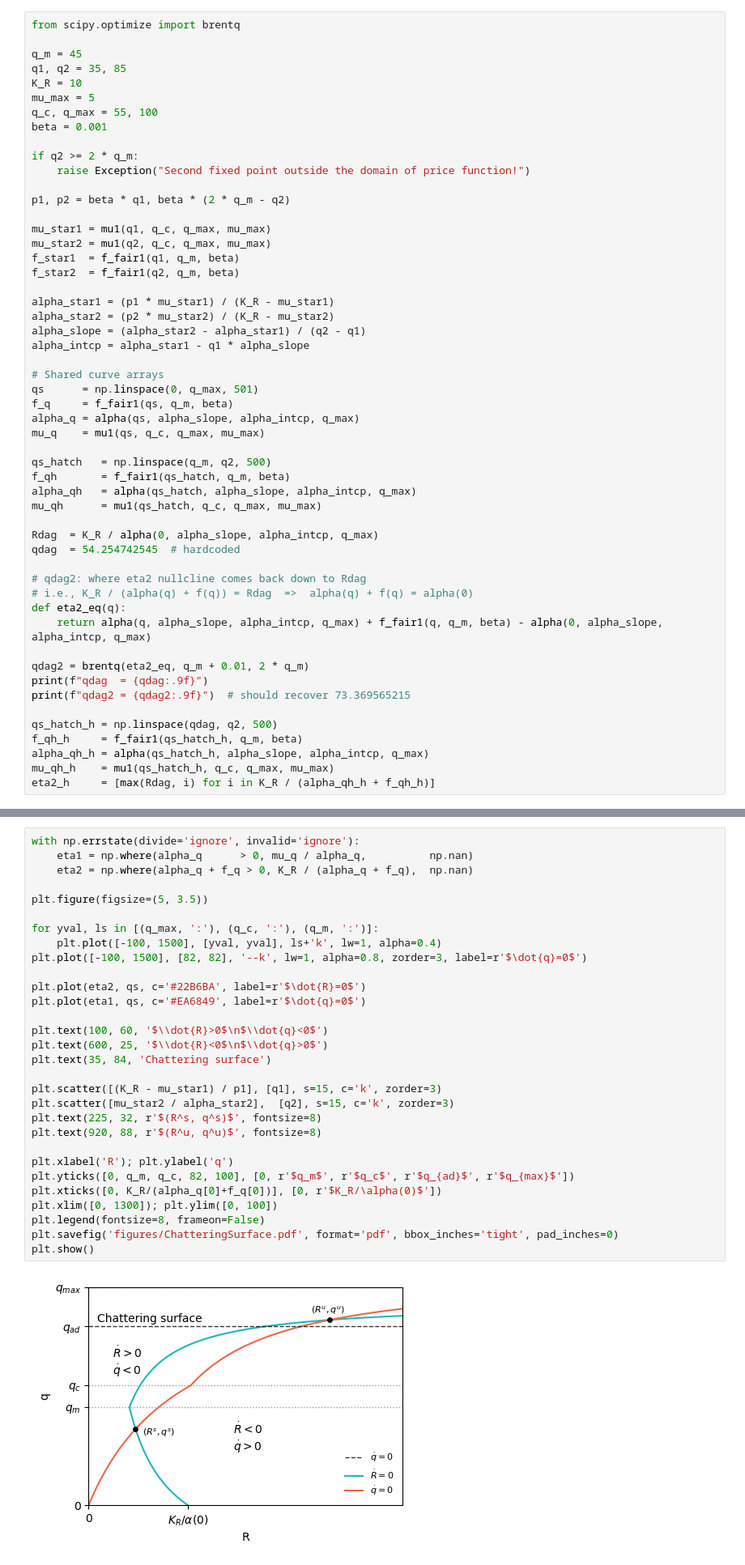
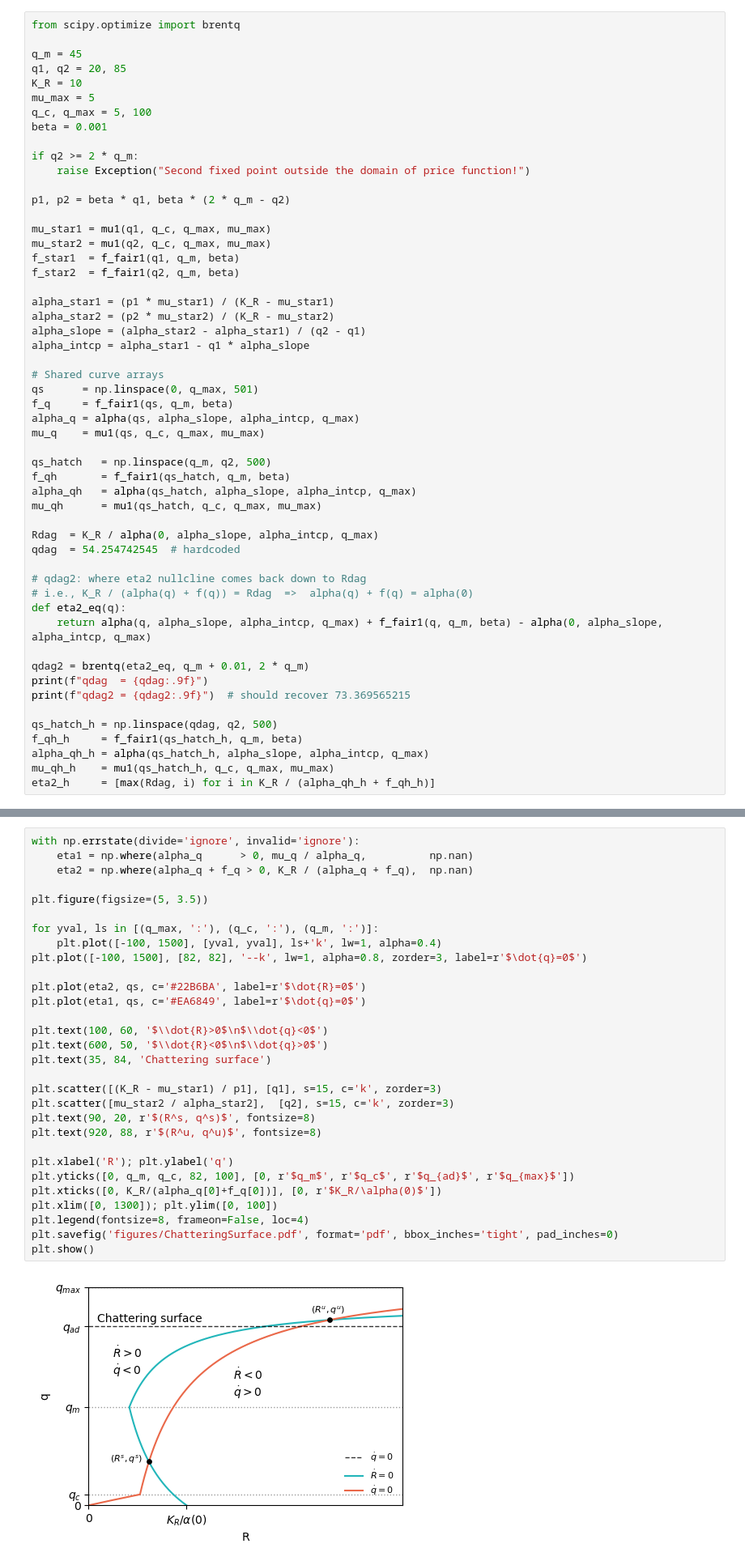
Before and after one commit to h0mayoun/access-pricing, a Jupyter notebook: 2DModel.ipynb, the cells around one changed output, grey strips where cells are left out. Shown at 81% size. Drawn from its saved outputs; the diff is of its cells as text.

```diff
--- a/2DModel.ipynb
+++ b/2DModel.ipynb
@@ -42,10 +42,10 @@ def dX_dt(X, t, q_c, q_max, mu_max, q_m, beta, a_slope, a_intcp):
 from scipy.optimize import brentq
 
 q_m = 45
-q1, q2 = 35, 85
+q1, q2 = 20, 85
 K_R = 10
 mu_max = 5
-q_c, q_max = 55, 100
+q_c, q_max = 5, 100
 beta = 0.001
 
 if q2 >= 2 * q_m:
@@ -293,32 +293,32 @@ plt.show()
 # %%
 with np.errstate(divide='ignore', invalid='ignore'):
     eta1 = np.where(alpha_q      > 0, mu_q / alpha_q,          np.nan)
     eta2 = np.where(alpha_q + f_q > 0, K_R / (alpha_q + f_q),  np.nan)
 
 plt.figure(figsize=(5, 3.5))
 
 for yval, ls in [(q_max, ':'), (q_c, ':'), (q_m, ':')]:
     plt.plot([-100, 1500], [yval, yval], ls+'k', lw=1, alpha=0.4)
 plt.plot([-100, 1500], [82, 82], '--k', lw=1, alpha=0.8, zorder=3, label=r'$\dot{q}=0$')
 
 plt.plot(eta2, qs, c='#22B6BA', label=r'$\dot{R}=0$')
 plt.plot(eta1, qs, c='#EA6849', label=r'$\dot{q}=0$')
 
 plt.text(100, 60, '$\\dot{R}>0$\n$\\dot{q}<0$')
-plt.text(600, 25, '$\\dot{R}<0$\n$\\dot{q}>0$')
+plt.text(600, 50, '$\\dot{R}<0$\n$\\dot{q}>0$')
 plt.text(35, 84, 'Chattering surface')
 
 plt.scatter([(K_R - mu_star1) / p1], [q1], s=15, c='k', zorder=3)
 plt.scatter([mu_star2 / alpha_star2],  [q2], s=15, c='k', zorder=3)
-plt.text(225, 32, r'$(R^s, q^s)$', fontsize=8)
+plt.text(90, 20, r'$(R^s, q^s)$', fontsize=8)
 plt.text(920, 88, r'$(R^u, q^u)$', fontsize=8)
 
 plt.xlabel('R'); plt.ylabel('q')
 plt.yticks([0, q_m, q_c, 82, 100], [0, r'$q_m$', r'$q_c$', r'$q_{ad}$', r'$q_{max}$'])
 plt.xticks([0, K_R/(alpha_q[0]+f_q[0])], [0, r'$K_R/\alpha(0)$'])
 plt.xlim([0, 1300]); plt.ylim([0, 100])
-plt.legend(fontsize=8, frameon=False)
+plt.legend(fontsize=8, frameon=False, loc=4)
 plt.savefig('figures/ChatteringSurface.pdf', format='pdf', bbox_inches='tight', pad_inches=0)
 plt.show()
 # %% [output]
-[figure, old version]
+[figure, new version]
```
Also changed, not shown: parts of 5 cells of this notebook, 13 other files.
